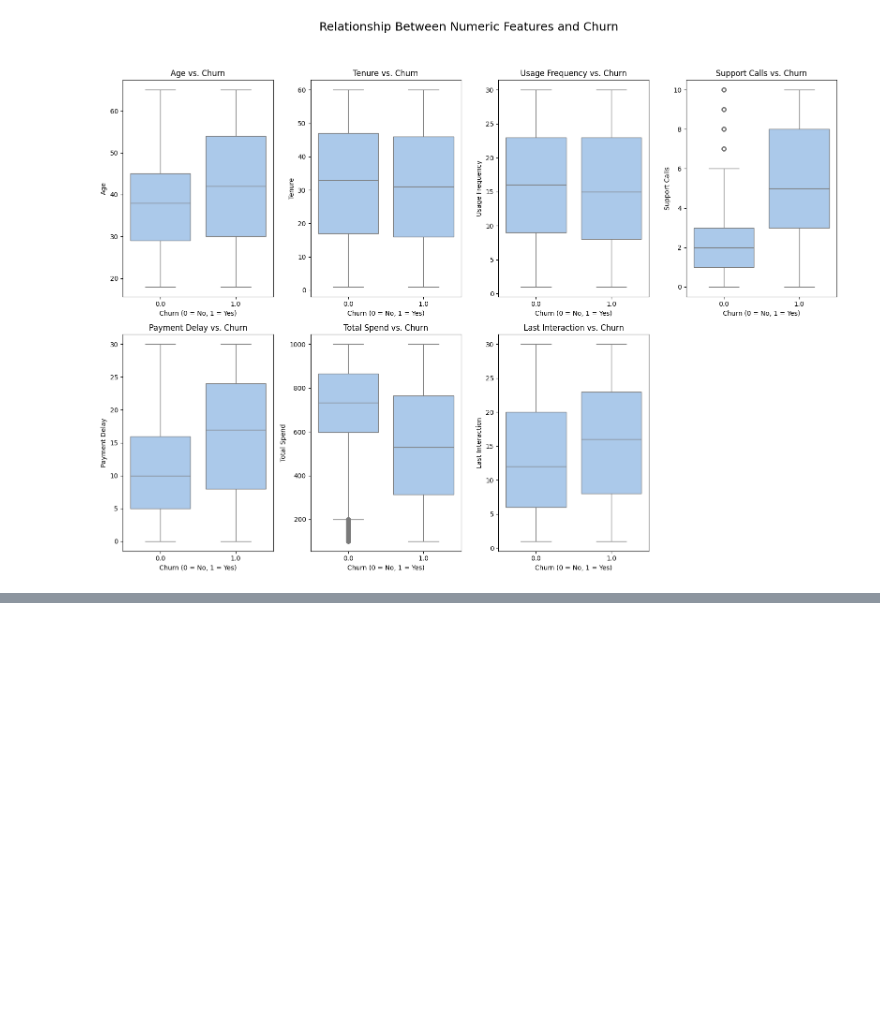
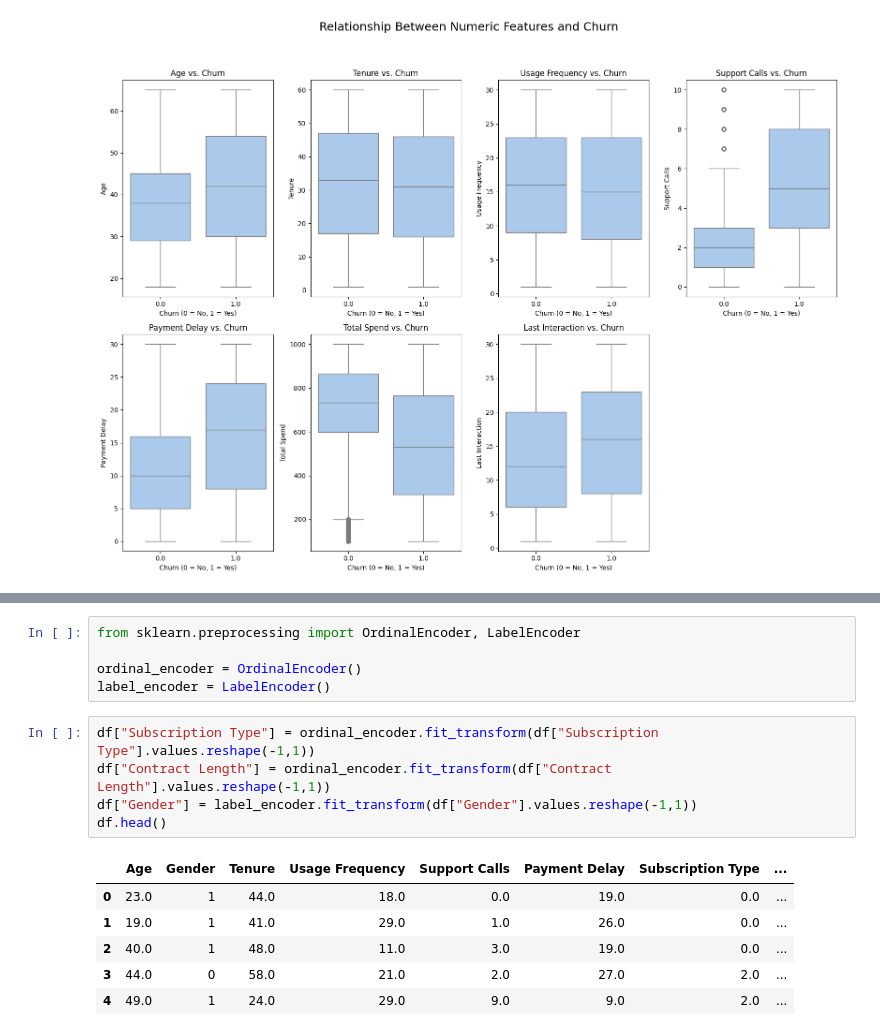
Before and after one commit to ssabrut/customer-churn-mlops, a Jupyter notebook: notebooks/eda.ipynb, the cells around one changed output, grey strips where cells are left out. Saved outputs shown, nothing was run; the diff lists cells and outputs as text; blank space fills up the shorter version.

```diff
--- a/notebooks/eda.ipynb
+++ b/notebooks/eda.ipynb
@@ -178,0 +212,17 @@ plt.show()
+# %%
+from sklearn.preprocessing import OrdinalEncoder, LabelEncoder
+
+ordinal_encoder = OrdinalEncoder()
+label_encoder = LabelEncoder()
+# %%
+df["Subscription Type"] = ordinal_encoder.fit_transform(df["Subscription Type"].values.reshape(-1,1))
+df["Contract Length"] = ordinal_encoder.fit_transform(df["Contract Length"].values.reshape(-1,1))
+df["Gender"] = label_encoder.fit_transform(df["Gender"].values.reshape(-1,1))
+df.head()
+# %% [output]
+|  | Age | Gender | Tenure | Usage Frequency | Support Calls | Payment Delay | Subscription Type | ... |
+| 0 | 23.0 | 1 | 44.0 | 18.0 | 0.0 | 19.0 | 0.0 | ... |
+| 1 | 19.0 | 1 | 41.0 | 29.0 | 1.0 | 26.0 | 0.0 | ... |
+| 2 | 40.0 | 1 | 48.0 | 11.0 | 3.0 | 19.0 | 0.0 | ... |
+| 3 | 44.0 | 0 | 58.0 | 21.0 | 2.0 | 27.0 | 2.0 | ... |
+| 4 | 49.0 | 1 | 24.0 | 29.0 | 9.0 | 9.0 | 2.0 | ... |
```
Also changed, not shown: parts of 2 cells of this notebook.
